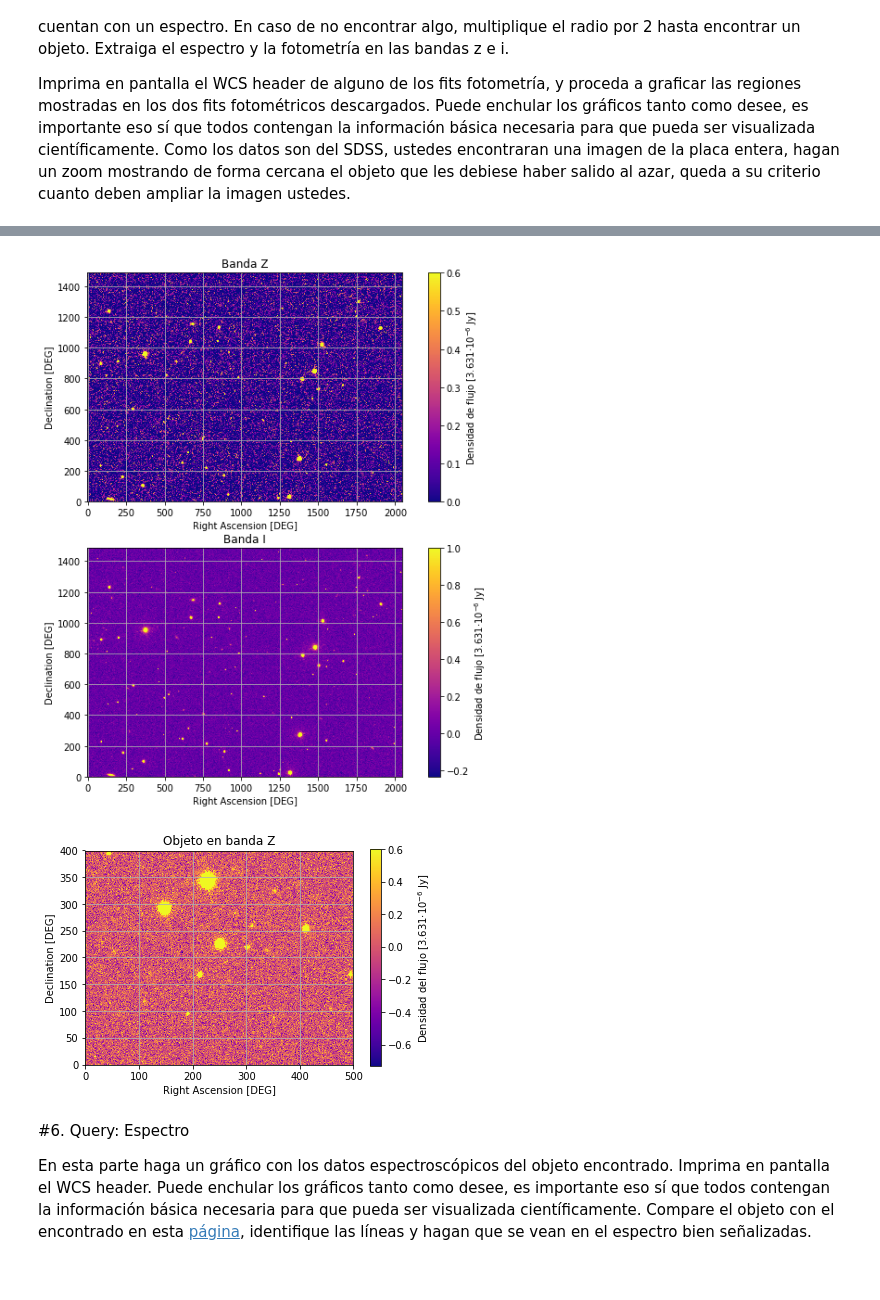
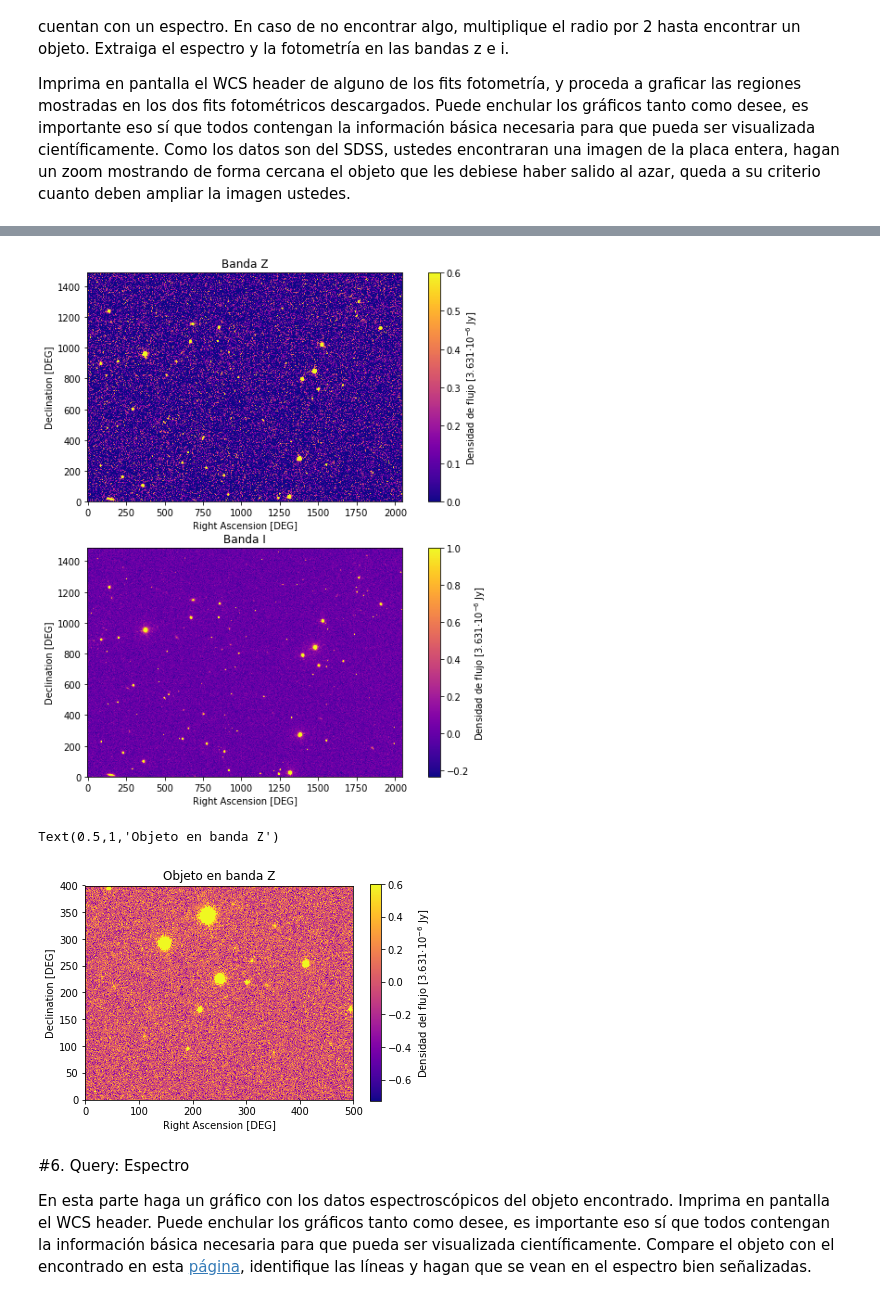
Before and after one commit to SantiagoRios21/minitarea4, a Jupyter notebook: minitarea4.ipynb, the cells around one changed output, grey strips where cells are left out. Saved outputs shown, nothing was run; the diff lists cells and outputs as text; code cells hidden in the pictures.

```diff
--- a/minitarea4.ipynb
+++ b/minitarea4.ipynb
@@ -131,7 +97,7 @@ Finalmente calcule el redshift al cual se encuentra el objeto, para ello puede i
 delt3 = np.arange(0,header['NAXIS3'])
 step3 = delt3*header['CD3_3']
 lo = step3 + header['CRVAL3']
-fig, ax=plt.subplots(figsize=(20,20),nrows=3,ncols=3)
+fig, ax=plt.subplots(figsize=(20,15),nrows=3,ncols=3)
 ax[0,0].plot(lo,data[:,32,37],color='r')
 ax[0,1].plot(lo,data[:,25,10],color='b')
 ax[0,2].plot(lo,data[:,66,15],color='g')
@@ -225,20 +193,18 @@ HISTORY SDSS_FRAME_ASTROM: Astrometry fixed for dr9 Thu Jun 28 08:03:30 2012
 # %%
 datoz=img[0][0].data
 datoi=imu[0][0].data
 fig,cx=plt.subplots(figsize=(10,10),nrows=2)
 gz=cx[0].imshow(datoz,cmap='plasma',vmax=0.6,origin='lower',vmin=0)
 plt.colorbar(gz,ax=cx[0],label='Densidad de flujo [3.631$ \cdot 10^{-6}$ Jy]')
-cx[0].grid(b=None)
 gi=cx[1].imshow(datoi,cmap='plasma',vmax=1,origin='lower')
 plt.colorbar(gi,ax=cx[1],label='Densidad de flujo [3.631$ \cdot 10^{-6}$ Jy]')
-cx[1].grid(b=None)
 b=['Z','I']
 for i in range(2):
   cx[i].set_xlabel('Right Ascension [DEG]')
   cx[i].set_ylabel('Declination [DEG]')
   cx[i].set_title('Banda '+b[i])
 # %% [output]
-[figure, old version]
+[figure, new version]
 # %%
 imagenzoom=datoz[500:900,1250:1750]
 plt.imshow(imagenzoom,cmap='plasma',vmax=0.6,origin='lower')
@@ -246,9 +212,9 @@ plt.colorbar(label='Densidad del flujo [3.631$ \cdot 10^{-6}$ Jy]')
 plt.xlabel('Right Ascension [DEG]')
 plt.ylabel('Declination [DEG]')
 plt.title('Objeto en banda Z')
-plt.grid(b=None)
 # %% [output]
+Text(0.5,1,'Objeto en banda Z')
-[figure, old version]
+[figure, new version]
 # %% [markdown]
 #6. Query: Espectro
 
```
Also changed, not shown: parts of 7 cells of this notebook.
